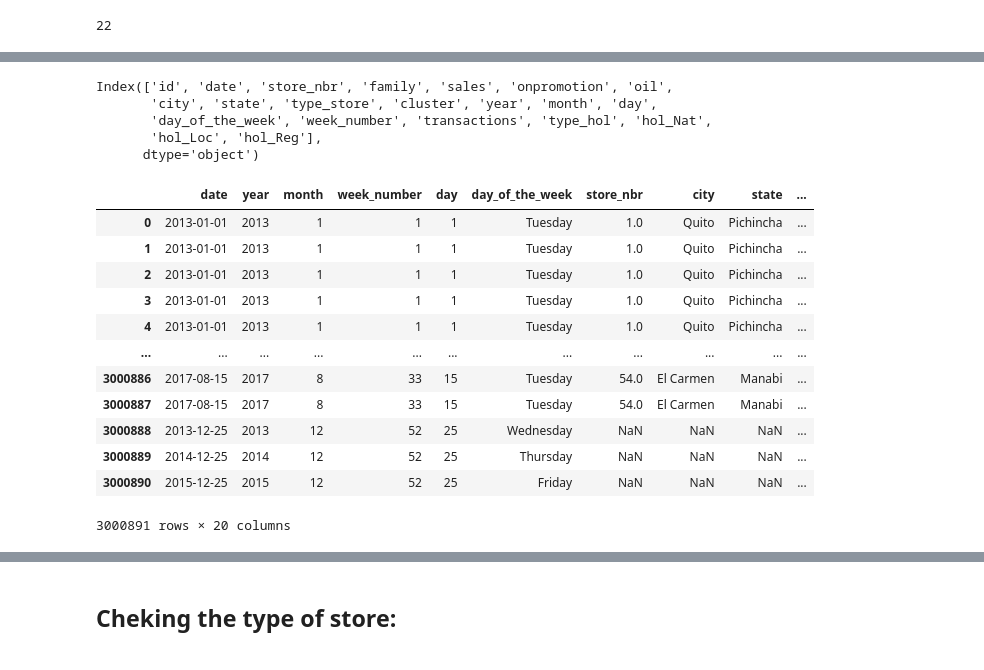
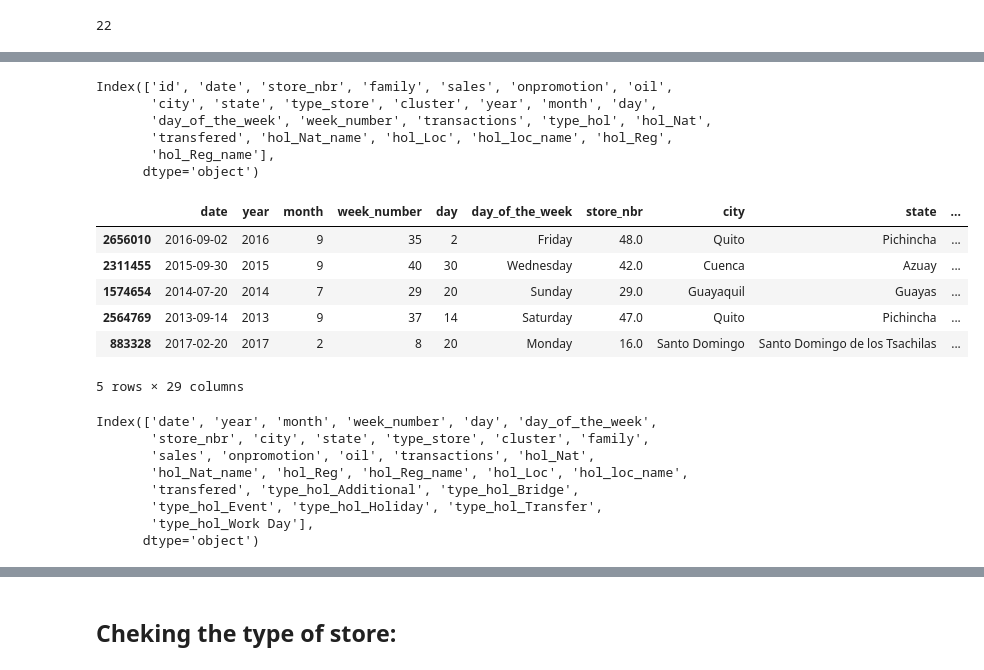
Before and after one commit to arielxinsu/Erdos_Grocery_Sales, a Jupyter notebook: price-forecast.ipynb, the cells around one changed output, grey strips where cells are left out. Drawn from its saved outputs; the diff is of its cells as text; code cells hidden in the pictures.

```diff
--- a/price-forecast.ipynb
+++ b/price-forecast.ipynb
@@ -208,6 +208,10 @@ combined['type_hol']=None
 # Create a mapping of holidays
 holiday_nat_map = dict(zip(hol_nat['date'], hol_nat['Hol_National']))
 holiday_nat_type_map = dict(zip(hol_nat['date'], hol_nat['type_hol']))
+holiday_nat_name_map = dict(zip(hol_nat['date'], hol_nat['description']))
+holiday_transf_map = dict(zip(hol_nat['date'], hol_nat['transferred']))
 # Assign holidays based on mapping
 combined['hol_Nat'] = combined['date'].map(holiday_nat_map)
+combined['transfered'] = combined['date'].map(holiday_transf_map)
+combined['hol_Nat_name'] = combined['date'].map(holiday_nat_name_map)
 combined.loc[combined['type_hol'].isna(), 'type_hol'] = combined['date'].map(holiday_nat_type_map)
@@ -220,6 +234,10 @@ len( set(hol_nat['date'].unique())- set(combined['date'].unique()))
 # Now merging/mapping local holidays
 holiday_loc_map = dict(zip(zip(hol_loc['date'], hol_loc['city'].str.strip()), hol_loc['Hol_Local']))
 holiday_loc_type_map = dict(zip(zip(hol_loc['date'], hol_loc['city'].str.strip()), hol_loc['type_hol']))
+holiday_loc_name_map = dict(zip(zip(hol_loc['date'], hol_loc['city'].str.strip()), hol_loc['description']))
+holiday_loc_transf_map = dict(zip(zip(hol_loc['date'], hol_loc['city'].str.strip()), hol_loc['transferred']))
+combined['hol_Loc'] = combined.apply(lambda row: holiday_loc_map.get((row['date'], row['city'])), axis=1)
+combined['transfered'] = combined.apply(lambda row: holiday_loc_map.get((row['date'], row['city'])), axis=1)
+combined.loc[combined['type_hol'].isna(), 'type_hol']= combined.loc[combined['type_hol'].isna()].apply(lambda row: holiday_loc_type_map.get((row['date'], row['city'])), axis=1)
 
-combined['hol_Loc'] = combined.apply(lambda row: holiday_loc_map.get((row['date'], row['city'])), axis=1)
-combined.loc[combined['type_hol'].isna(), 'type_hol']= combined.loc[combined['type_hol'].isna()].apply(lambda row: holiday_loc_type_map.get((row['date'], row['city'])), axis=1)
+combined['hol_loc_name'] = combined.apply(lambda row: holiday_loc_name_map.get((row['date'], row['city'])), axis=1)
@@ -230,5 +260,7 @@ len(set(hol_loc['date'].unique())- set(combined['date'].unique()))
 # Now merging/mapping reg holidays
 holiday_reg_map = dict(zip(zip(hol_reg['date'], hol_reg['state'].str.strip()), hol_reg['Hol_Regional']))
 holiday_reg_type_map = dict(zip(zip(hol_reg['date'], hol_reg['state'].str.strip()), hol_reg['type_hol']))
+holiday_reg_name_map = dict(zip(zip(hol_reg['date'], hol_reg['state'].str.strip()), hol_reg['description']))
 combined['hol_Reg'] = combined.apply(lambda row: holiday_reg_map.get((row['date'], row['state'])), axis=1)
+combined['hol_Reg_name'] = combined.apply(lambda row: holiday_reg_name_map.get((row['date'], row['state'])), axis=1)
 combined.loc[combined['type_hol'].isna(), 'type_hol'] = combined.loc[combined['type_hol'].isna()].apply(lambda row: holiday_reg_type_map.get((row['date'], row['state'])), axis=1)
@@ -256,5 +298,6 @@ combined
 Index(['id', 'date', 'store_nbr', 'family', 'sales', 'onpromotion', 'oil',
        'city', 'state', 'type_store', 'cluster', 'year', 'month', 'day',
        'day_of_the_week', 'week_number', 'transactions', 'type_hol', 'hol_Nat',
-       'hol_Loc', 'hol_Reg'],
+       'transfered', 'hol_Nat_name', 'hol_Loc', 'hol_loc_name', 'hol_Reg',
+       'hol_Reg_name'],
       dtype='object')
@@ -261,21 +306,27 @@ Index(['id', 'date', 'store_nbr', 'family', 'sales', 'onpromotion', 'oil',
 # %%
 combined=combined[['date','year', 'month','week_number', 'day',  'day_of_the_week',
                   'store_nbr', 'city', 'state', 'type_store', 'cluster',
                   'family', 'sales', 'onpromotion', 'oil','transactions',
-                  'hol_Nat', 'hol_Reg', 'hol_Loc', 'type_hol'
+                  'hol_Nat','hol_Nat_name',  'hol_Reg','hol_Reg_name','hol_Loc','hol_loc_name', 'type_hol','transfered'
                   ]]
-combined
+combined_v3=pd.get_dummies(combined,columns=['type_hol'], prefix='type_hol')
+combined_v3.sample(5)
 # %% [output]
 |  | date | year | month | week_number | day | day_of_the_week | store_nbr | city | state | ... |
-| 0 | 2013-01-01 | 2013 | 1 | 1 | 1 | Tuesday | 1.0 | Quito | Pichincha | ... |
-| 1 | 2013-01-01 | 2013 | 1 | 1 | 1 | Tuesday | 1.0 | Quito | Pichincha | ... |
-| 2 | 2013-01-01 | 2013 | 1 | 1 | 1 | Tuesday | 1.0 | Quito | Pichincha | ... |
-| 3 | 2013-01-01 | 2013 | 1 | 1 | 1 | Tuesday | 1.0 | Quito | Pichincha | ... |
-| 4 | 2013-01-01 | 2013 | 1 | 1 | 1 | Tuesday | 1.0 | Quito | Pichincha | ... |
-| ... | ... | ... | ... | ... | ... | ... | ... | ... | ... | ... |
-| 3000886 | 2017-08-15 | 2017 | 8 | 33 | 15 | Tuesday | 54.0 | El Carmen | Manabi | ... |
-| 3000887 | 2017-08-15 | 2017 | 8 | 33 | 15 | Tuesday | 54.0 | El Carmen | Manabi | ... |
-| 3000888 | 2013-12-25 | 2013 | 12 | 52 | 25 | Wednesday | NaN | NaN | NaN | ... |
-| 3000889 | 2014-12-25 | 2014 | 12 | 52 | 25 | Thursday | NaN | NaN | NaN | ... |
-| 3000890 | 2015-12-25 | 2015 | 12 | 52 | 25 | Friday | NaN | NaN | NaN | ... |
+| 2656010 | 2016-09-02 | 2016 | 9 | 35 | 2 | Friday | 48.0 | Quito | Pichincha | ... |
+| 2311455 | 2015-09-30 | 2015 | 9 | 40 | 30 | Wednesday | 42.0 | Cuenca | Azuay | ... |
+| 1574654 | 2014-07-20 | 2014 | 7 | 29 | 20 | Sunday | 29.0 | Guayaquil | Guayas | ... |
+| 2564769 | 2013-09-14 | 2013 | 9 | 37 | 14 | Saturday | 47.0 | Quito | Pichincha | ... |
+| 883328 | 2017-02-20 | 2017 | 2 | 8 | 20 | Monday | 16.0 | Santo Domingo | Santo Domingo de los Tsachilas | ... |
-3000891 rows × 20 columns
+5 rows × 29 columns
+# %%
+combined_v3.columns
+# %% [output]
+Index(['date', 'year', 'month', 'week_number', 'day', 'day_of_the_week',
+       'store_nbr', 'city', 'state', 'type_store', 'cluster', 'family',
+       'sales', 'onpromotion', 'oil', 'transactions', 'hol_Nat',
+       'hol_Nat_name', 'hol_Reg', 'hol_Reg_name', 'hol_Loc', 'hol_loc_name',
+       'transfered', 'type_hol_Additional', 'type_hol_Bridge',
+       'type_hol_Event', 'type_hol_Holiday', 'type_hol_Transfer',
+       'type_hol_Work Day'],
+      dtype='object')
```
Also changed, not shown: parts of 30 cells of this notebook.
